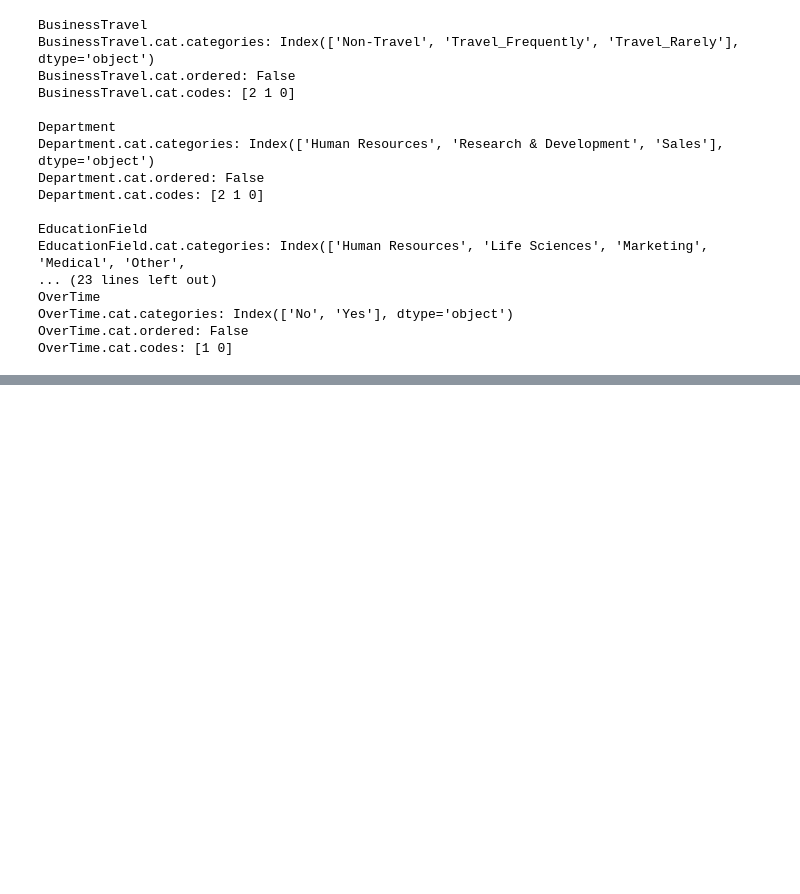
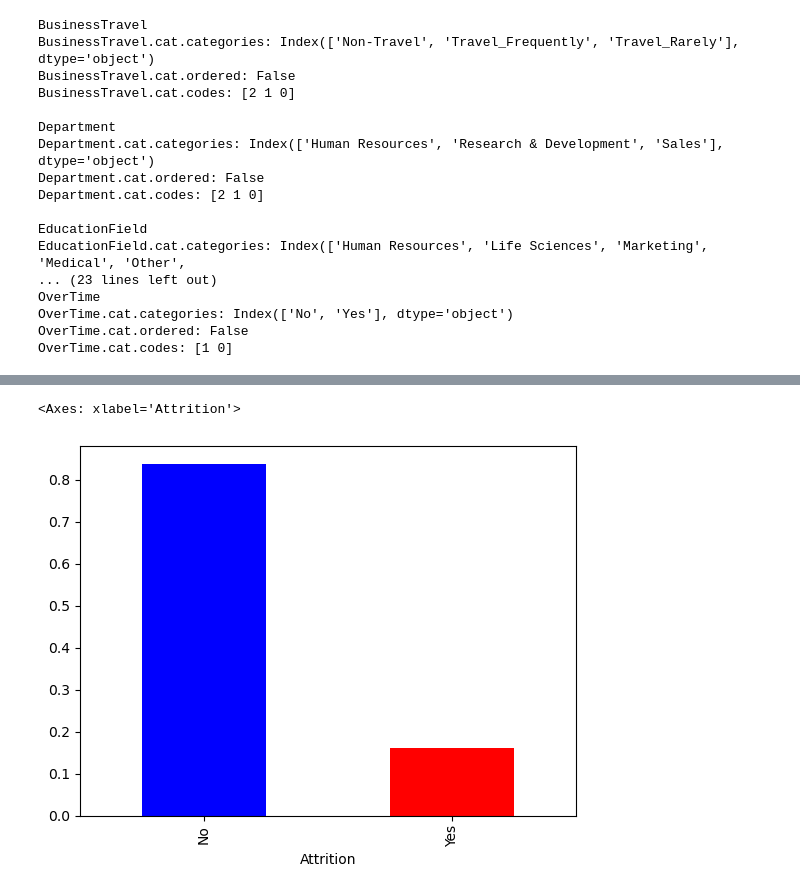
Before and after one commit to PauloViniciusR/Analise_dados, a Jupyter notebook: Proj_IBM/02_rename_columns.ipynb, the cells around one changed output, grey strips where cells are left out. Cells and saved outputs as stored; diff of their text form; code cells hidden in the pictures; blank space fills up the shorter version.

```diff
--- a/Proj_IBM/02_rename_columns.ipynb
+++ b/Proj_IBM/02_rename_columns.ipynb
@@ -353,0 +355,5 @@ df["Attrition"].value_counts().plot(kind="bar")
+# %%
+df["Attrition"].value_counts(normalize=True).plot(kind="bar", color=["blue", "red"])
+# %% [output]
+<Axes: xlabel='Attrition'>
+[figure, added]
```
Also changed, not shown: parts of 10 cells of this notebook, 1 other file.
